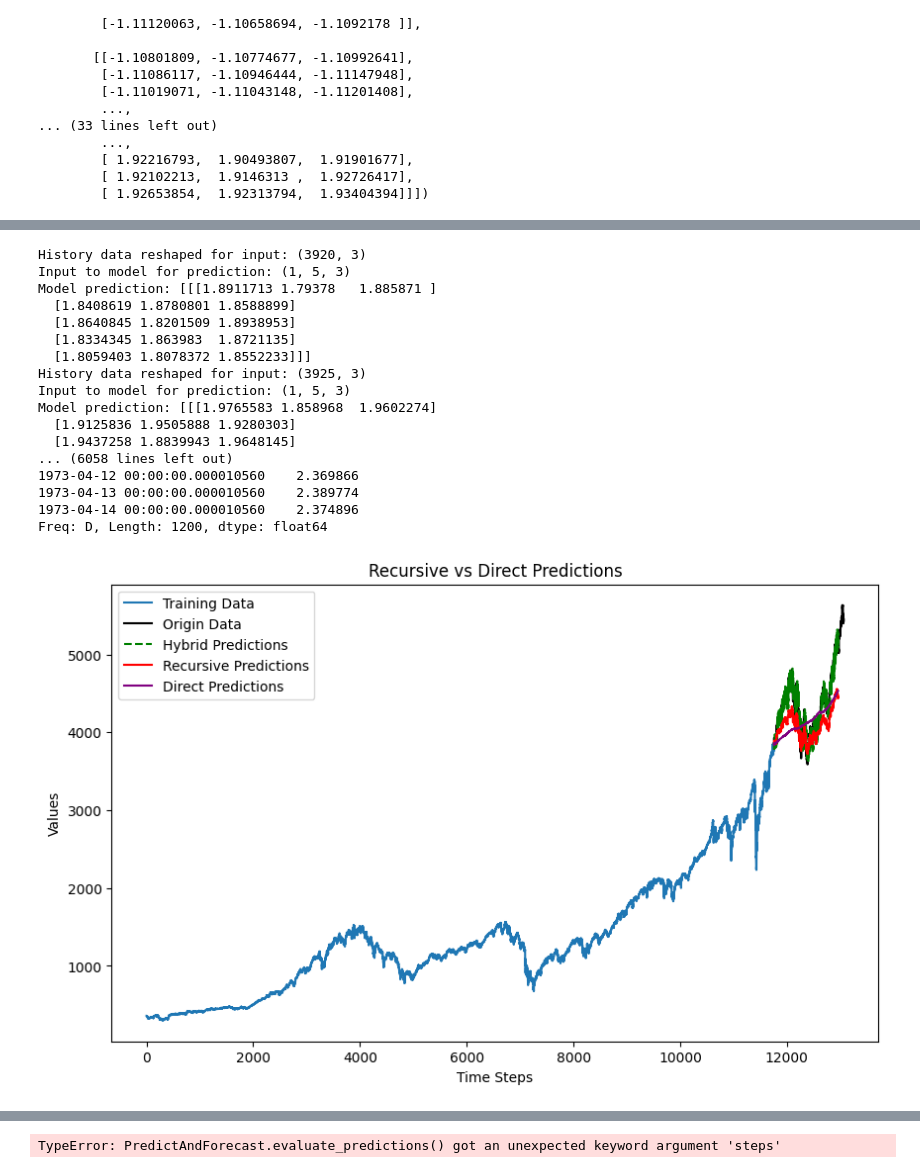
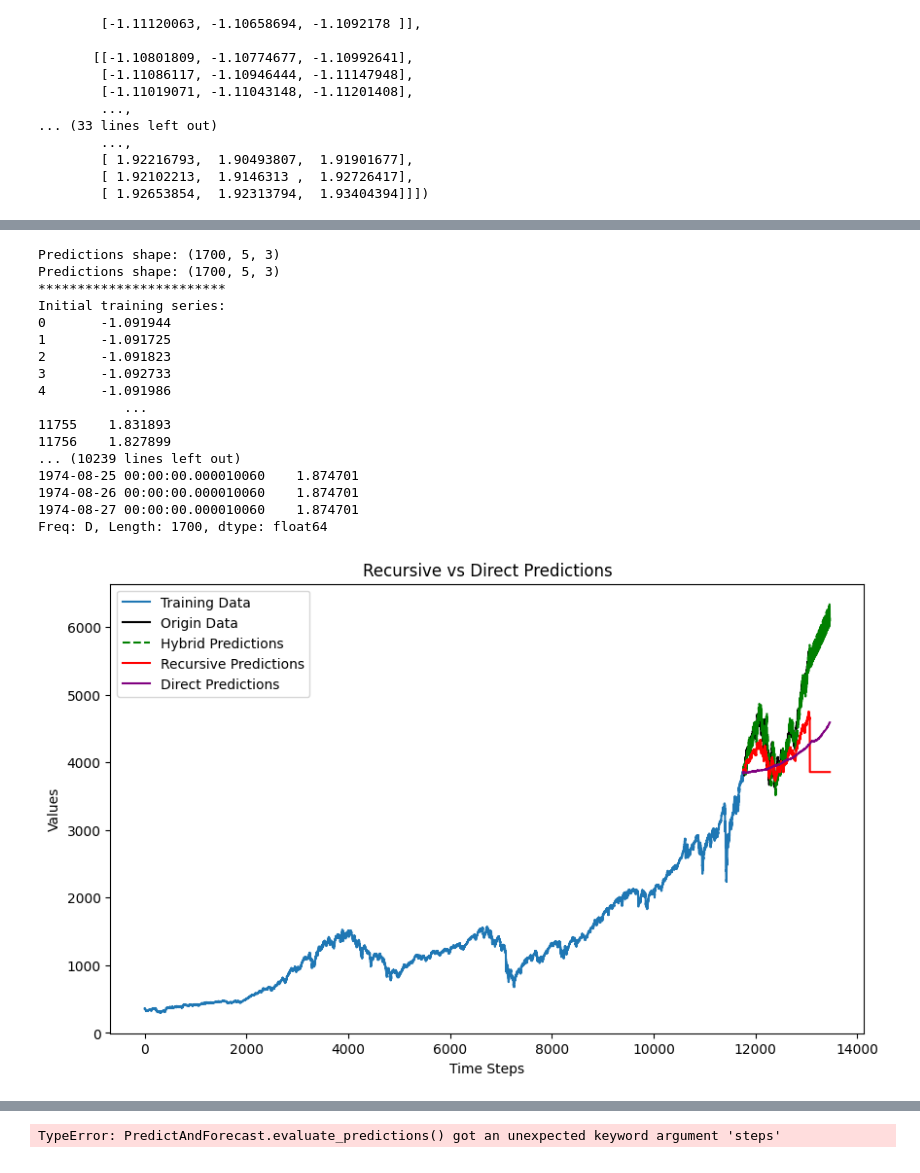
Before and after one commit to porchportal/stock-market-prediction-by--multi-Task-learning, a Jupyter notebook: VScodeML@2/speedPaper/testing02.ipynb, the cells around one changed output, grey strips where cells are left out. Cells and saved outputs as stored; diff of their text form; code cells hidden in the pictures.

```diff
--- a/VScodeML@2/speedPaper/testing02.ipynb
+++ b/VScodeML@2/speedPaper/testing02.ipynb
@@ -595,40 +594,41 @@ Epoch 25/25
 # %%
 # scaler = StandardScaler()
 # train_data = scaler.fit_transform(
 #     X_train.reshape(-1, 1)).reshape(X_train.shape)
 
 predict_and_forecast = PredictAndForecast(
     model, X_train, X_val,
     n_input=5, scaler=None,
     normalize_bool=False
 )
+step_time_prediction = 1700
 
-predictions = predict_and_forecast.get_predictions()
+predictions = predict_and_forecast.get_predictions(step=step_time_prediction)
 print(f'Predictions shape: {predictions.shape}')
 predictions = np.array(predictions).flatten()
 # predict_and_forecast.plot_predictions(
 #     steps=500, preds=predictions, normaliza_bool=True, scaler=scaler_type)
 test_series, recursive_preds, direct_preds, hybrid_preds = predict_and_forecast.plot_predictions(
-    steps=1200, preds=predictions, normaliza_bool=True, scaler=scaler_type)
+    steps=step_time_prediction, preds=predictions, normaliza_bool=True, scaler=scaler_type)
 # %% [output]
-History data reshaped for input: (3920, 3)
-Input to model for prediction: (1, 5, 3)
-Model prediction: [[[1.8911713 1.79378   1.885871 ]
-  [1.8408619 1.8780801 1.8588899]
-  [1.8640845 1.8201509 1.8938953]
-  [1.8334345 1.863983  1.8721135]
-  [1.8059403 1.8078372 1.8552233]]]
-History data reshaped for input: (3925, 3)
-Input to model for prediction: (1, 5, 3)
-Model prediction: [[[1.9765583 1.858968  1.9602274]
-  [1.9125836 1.9505888 1.9280303]
-  [1.9437258 1.8839943 1.9648145]
-... (6058 lines left out)
-1973-04-12 00:00:00.000010560    2.369866
-1973-04-13 00:00:00.000010560    2.389774
-1973-04-14 00:00:00.000010560    2.374896
-Freq: D, Length: 1200, dtype: float64
+Predictions shape: (1700, 5, 3)
+Predictions shape: (1700, 5, 3)
+************************
+Initial training series:
+0       -1.091944
+1       -1.091725
+2       -1.091823
+3       -1.092733
+4       -1.091986
+           ...
+11755    1.831893
+11756    1.827899
+... (10239 lines left out)
+1974-08-25 00:00:00.000010060    1.874701
+1974-08-26 00:00:00.000010060    1.874701
+1974-08-27 00:00:00.000010060    1.874701
+Freq: D, Length: 1700, dtype: float64
-[figure, old version]
+[figure, new version]
 # %%
 metrics = predict_and_forecast.evaluate_predictions(
     test_series, recursive_preds, direct_preds, hybrid_preds)
```
Also changed, not shown: parts of 3 cells of this notebook.
